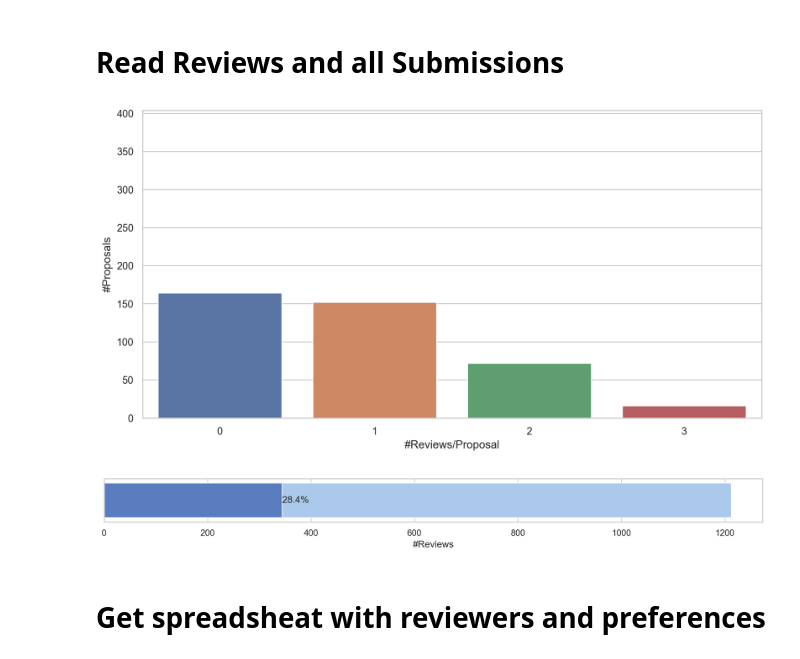
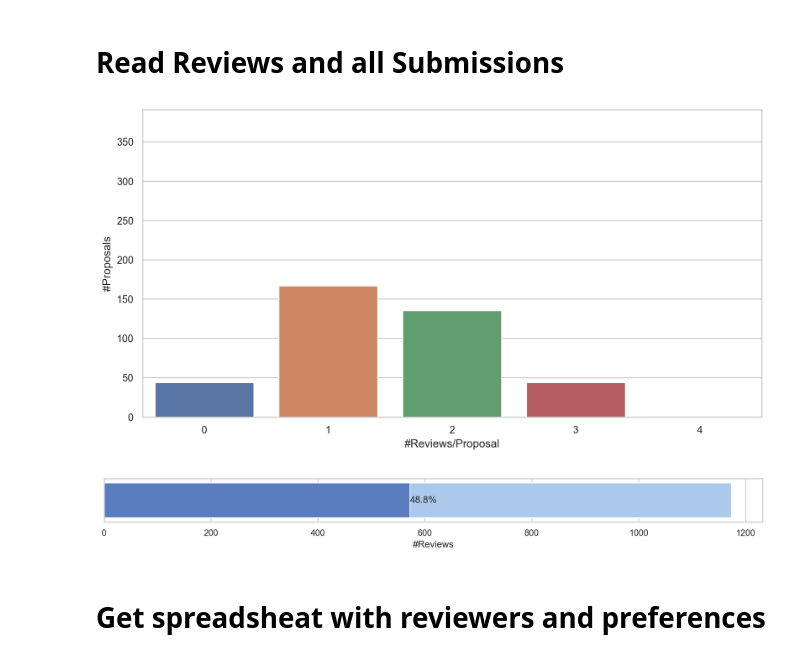
Before and after one commit to FlorianWilhelm/pytanis, a Jupyter notebook: notebooks/pyconde-pydata-berlin-2023/01_reviewer-assignment_v2.ipynb, the cells around one changed output. Cells and saved outputs as stored; diff of their text form; code cells hidden in the pictures.

Commit message:
Replace sub_tracks_as_df by subs_as_df

```diff
--- a/notebooks/pyconde-pydata-berlin-2023/01_reviewer-assignment_v2.ipynb
+++ b/notebooks/pyconde-pydata-berlin-2023/01_reviewer-assignment_v2.ipynb
@@ -47,7 +48,7 @@ community_map = "General: Community, Diversity, Career, Life and everything else
 # %% [markdown]
 # Read Reviews and all Submissions
 # %%
-papi = PretalxAPI()
+papi = PretalxAPI(blocking=True)
 subs_count, subs = papi.submissions(cfg['event_name'])
 revs_count, revs = papi.reviews(cfg['event_name'])
 subs, revs = list(subs), list(revs)
@@ -59,12 +60,12 @@ revs_vcounts = revs_vcounts.reset_index().rename(columns={"index": Col.submissio
 revs_df_raw = pd.DataFrame([{"created": r.created, "updated": r.updated, Col.pretalx_user: r.user, "score": r.score, "review": r.submission} for r in revs])
 revs_df = revs_df_raw.groupby([Col.pretalx_user]).agg(lambda x: x.tolist()).reset_index()
 # %%
-subs_df = sub_tracks_as_df(subs)
+subs_df = subs_as_df([sub for sub in subs if sub.state == "submitted"])  # Take only submitted ones
 subs_df[Col.track].replace(dict([community_map]), inplace=True)
 subs_df[Col.target_nreviews] = TARGET_REVIEWS
 subs_df = pd.merge(subs_df, revs_vcounts, on=Col.submission, how='left')
 subs_df[Col.nreviews] = subs_df[Col.nreviews].fillna(0).astype(int)
-subs_df[Col.rem_nreviews] = subs_df[Col.target_nreviews] - subs_df[Col.nreviews]
+subs_df[Col.rem_nreviews] = (subs_df[Col.target_nreviews] - subs_df[Col.nreviews]).map(lambda x: max(0, x))
 # %%
 # save all submission codes for later
 all_sub_codes = list(subs_df[Col.submission])
@@ -73,17 +74,19 @@ bp = sns.barplot(subs_df[Col.nreviews].value_counts().reset_index().rename(colum
                  x='#Reviews/Proposal', y="#Proposals")
 bp.set(ylim=(0, len(subs_df.index)));
 # %% [output]
-[figure, old version]
+[figure, new version]
 # %%
-progress_df = subs_df[[Col.target_nreviews, Col.nreviews]].sum().to_frame().T
+progress_df = subs_df.copy()
+progress_df[Col.nreviews] = progress_df[Col.nreviews].map(lambda x: min(x, TARGET_REVIEWS)) # map more than 3 reviews to 3
+progress_df = progress_df[[Col.target_nreviews, Col.nreviews]].sum().to_frame().T
 f, ax = plt.subplots(figsize=(15, 1))
 sns.set_color_codes("pastel")
 sns.barplot(data=subs_df[[Col.target_nreviews, Col.nreviews]].sum().to_frame().T, x=Col.target_nreviews, color='b')
 sns.set_color_codes("muted")
 ax = sns.barplot(data=progress_df, x=Col.nreviews, color='b');
 ax.bar_label(ax.containers[1], labels=["{:.1%}".format(progress_df.loc[0, Col.nreviews] / progress_df.loc[0, Col.target_nreviews])]);
 # %% [output]
-[figure, old version]
+[figure, new version]
 # %% [markdown]
 # Get spreadsheat with reviewers and preferences
 # %%
```
Also changed, not shown: parts of 8 cells of this notebook, 2 other files.
